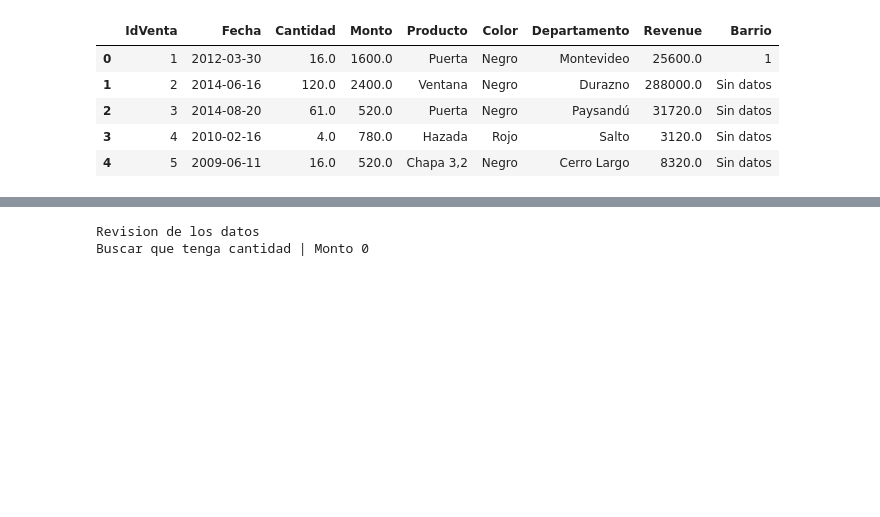
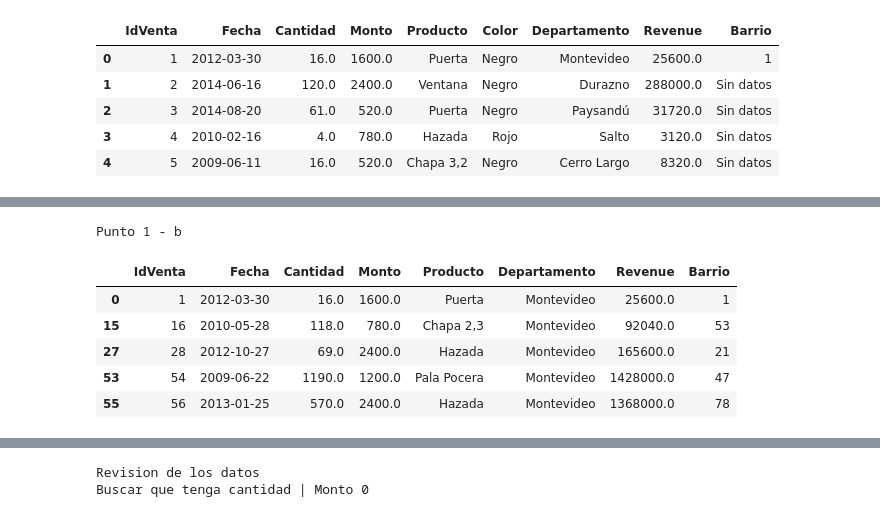
Before and after one commit to carlos1680/CPEDS, a Jupyter notebook: modulo2/3 Manipulacion de datos/4 Practico/MiPractico.ipynb, the cells around one changed output, grey strips where cells are left out. Cells and saved outputs as stored; diff of their text form; code cells hidden in the pictures; blank space fills up the shorter version.

```diff
--- a/modulo2/3 Manipulacion de datos/4 Practico/MiPractico.ipynb
+++ b/modulo2/3 Manipulacion de datos/4 Practico/MiPractico.ipynb
@@ -32,0 +58,16 @@ ventas.head()
+# %%
+print ("Punto 1 - b")
+#del ventas_montevideo['Color']
+ventas_montevideo = ventas_montevideo.drop(columns='Color')
+
+
+
+ventas_montevideo.head()
+# %% [output]
+Punto 1 - b
+|  | IdVenta | Fecha | Cantidad | Monto | Producto | Departamento | Revenue | Barrio |
+| 0 | 1 | 2012-03-30 | 16.0 | 1600.0 | Puerta | Montevideo | 25600.0 | 1 |
+| 15 | 16 | 2010-05-28 | 118.0 | 780.0 | Chapa 2,3 | Montevideo | 92040.0 | 53 |
+| 27 | 28 | 2012-10-27 | 69.0 | 2400.0 | Hazada | Montevideo | 165600.0 | 21 |
+| 53 | 54 | 2009-06-22 | 1190.0 | 1200.0 | Pala Pocera | Montevideo | 1428000.0 | 47 |
+| 55 | 56 | 2013-01-25 | 570.0 | 2400.0 | Hazada | Montevideo | 1368000.0 | 78 |
```
Also changed, not shown: parts of 10 cells of this notebook, 8 other files.
